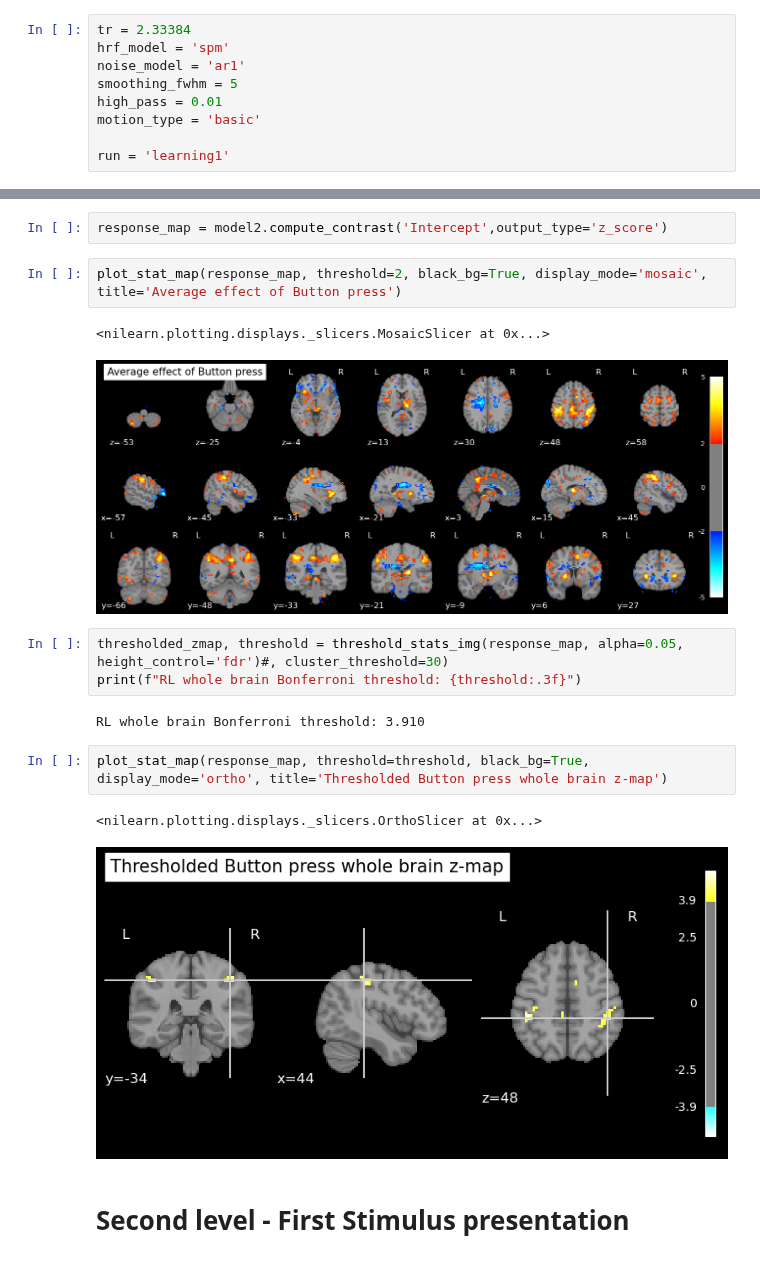
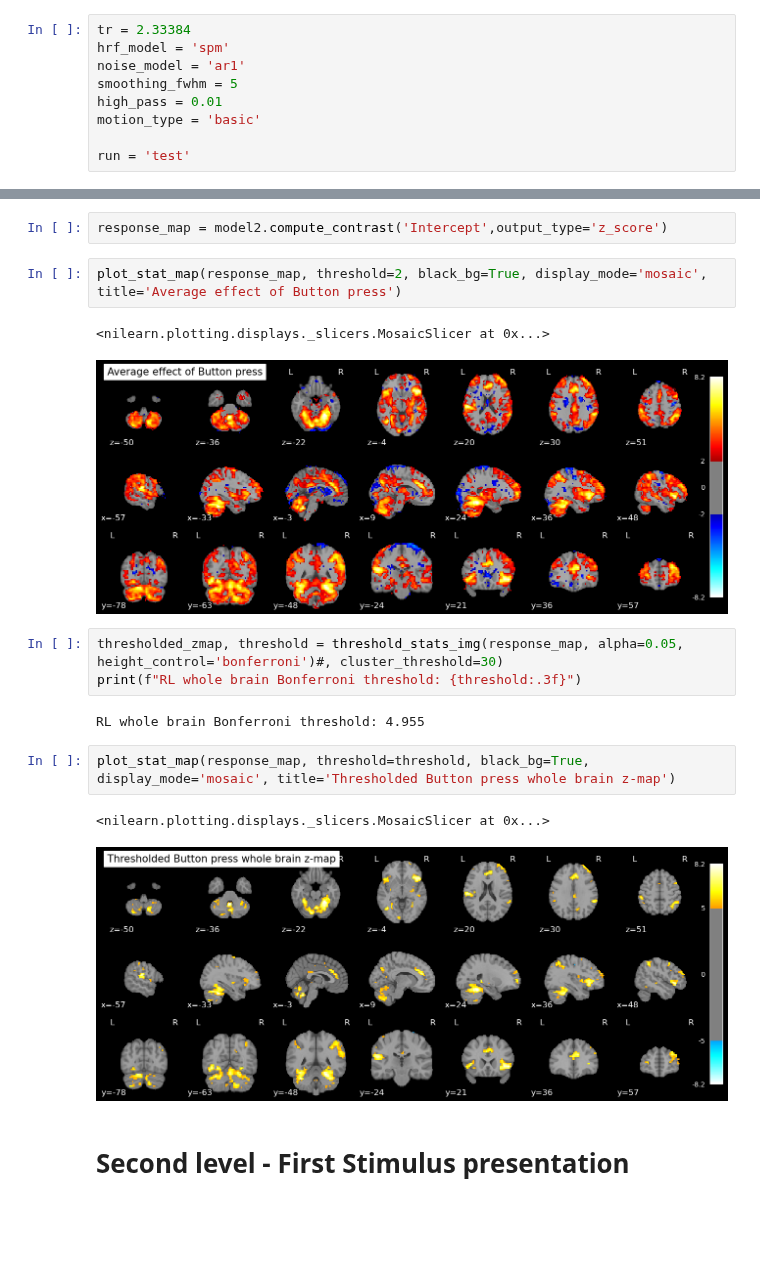
Before and after one commit to hugofluhr/learning-habits-analysis, a Jupyter notebook: notebooks/fMRI_analysis_QC_response.ipynb, the cells around one changed output, grey strips where cells are left out. Drawn from its saved outputs; the diff is of its cells as text; blank space fills up the shorter version.

Commit message:
QC of test phase

```diff
--- a/notebooks/fMRI_analysis_QC_response.ipynb
+++ b/notebooks/fMRI_analysis_QC_response.ipynb
@@ -32,7 +32,7 @@ smoothing_fwhm = 5
 high_pass = 0.01
 motion_type = 'basic'
 
-run = 'learning1'
+run = 'test'
 # %% [markdown]
 # Get the data
 # %%
@@ -106,17 +106,17 @@ response_map = model2.compute_contrast('Intercept',output_type='z_score')
 plot_stat_map(response_map, threshold=2, black_bg=True, display_mode='mosaic', title='Average effect of Button press')
 # %% [output]
 <nilearn.plotting.displays._slicers.MosaicSlicer at 0x...>
-[figure, old version]
+[figure, new version]
 # %%
-thresholded_zmap, threshold = threshold_stats_img(response_map, alpha=0.05, height_control='fdr')#, cluster_threshold=30)
+thresholded_zmap, threshold = threshold_stats_img(response_map, alpha=0.05, height_control='bonferroni')#, cluster_threshold=30)
 print(f"RL whole brain Bonferroni threshold: {threshold:.3f}")
 # %% [output]
-RL whole brain Bonferroni threshold: 3.910
+RL whole brain Bonferroni threshold: 4.955
 # %%
-plot_stat_map(response_map, threshold=threshold, black_bg=True, display_mode='ortho', title='Thresholded Button press whole brain z-map')
+plot_stat_map(response_map, threshold=threshold, black_bg=True, display_mode='mosaic', title='Thresholded Button press whole brain z-map')
 # %% [output]
-<nilearn.plotting.displays._slicers.OrthoSlicer at 0x...>
+<nilearn.plotting.displays._slicers.MosaicSlicer at 0x...>
-[figure, old version]
+[figure, new version]
 # %% [markdown]
 # Second level - First Stimulus presentation
 # %%
```
Also changed, not shown: parts of 3 cells of this notebook.
